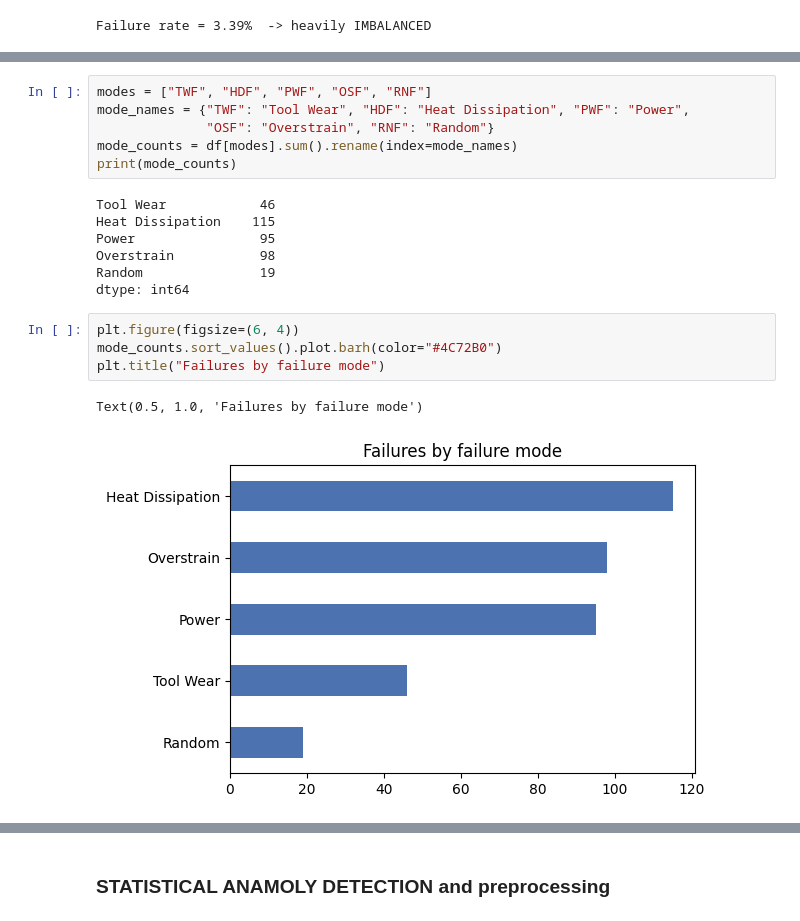
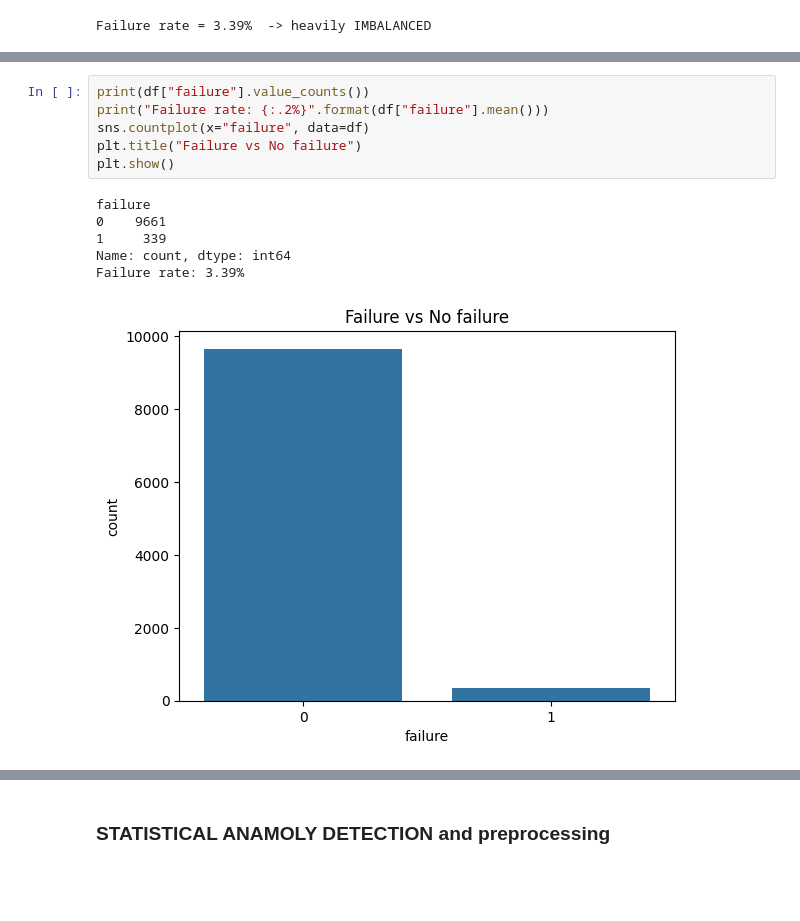
Before and after one commit to Ashwinvinod7/machine-failure-risk-detection, a Jupyter notebook: machine_failure_detection.ipynb, the cells around one changed output, grey strips where cells are left out. Cells and saved outputs as stored; diff of their text form; blank space fills up the shorter version.

```diff
--- a/machine_failure_detection.ipynb
+++ b/machine_failure_detection.ipynb
@@ -193,20 +173,13 @@ Text(0.5, 1.0, 'Failure rate (%) by product type')
-# %%
-modes = ["TWF", "HDF", "PWF", "OSF", "RNF"]
-mode_names = {"TWF": "Tool Wear", "HDF": "Heat Dissipation", "PWF": "Power",
-              "OSF": "Overstrain", "RNF": "Random"}
-mode_counts = df[modes].sum().rename(index=mode_names)
-print(mode_counts)
-# %% [output]
-Tool Wear            46
-Heat Dissipation    115
-Power                95
-Overstrain           98
-Random               19
-dtype: int64
-# %%
-plt.figure(figsize=(6, 4))
-mode_counts.sort_values().plot.barh(color="#4C72B0")
-plt.title("Failures by failure mode")
-# %% [output]
-Text(0.5, 1.0, 'Failures by failure mode')
-[figure, removed]
+# %%
+print(df["failure"].value_counts())
+print("Failure rate: {:.2%}".format(df["failure"].mean()))
+sns.countplot(x="failure", data=df)
+plt.title("Failure vs No failure")
+plt.show()
+# %% [output]
+failure
+0    9661
+1     339
+Name: count, dtype: int64
+Failure rate: 3.39%
+[figure, added]
```
Also changed, not shown: parts of 87 cells of this notebook.
